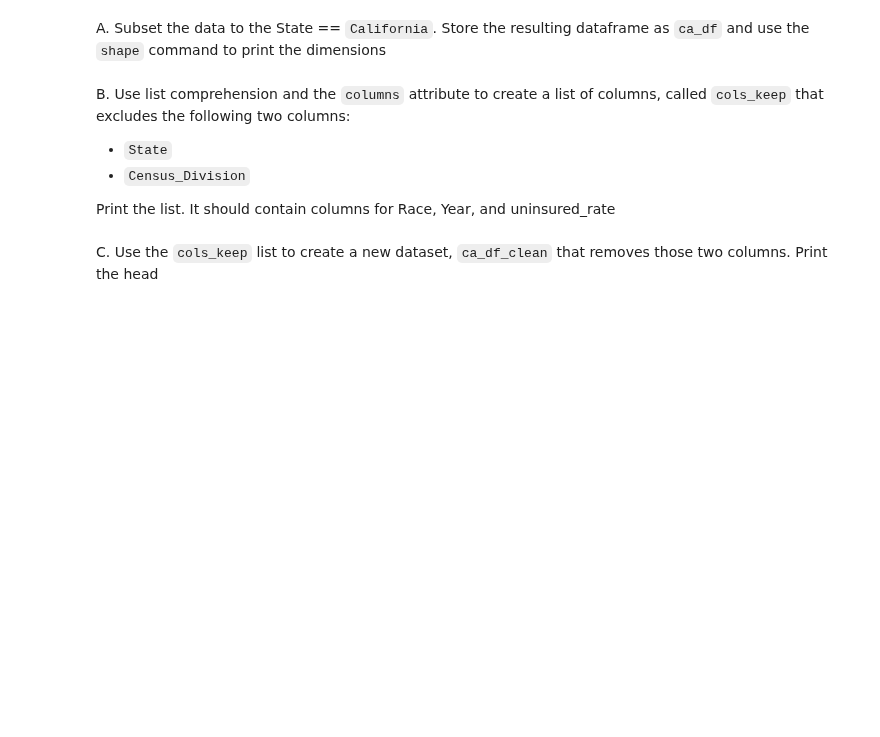
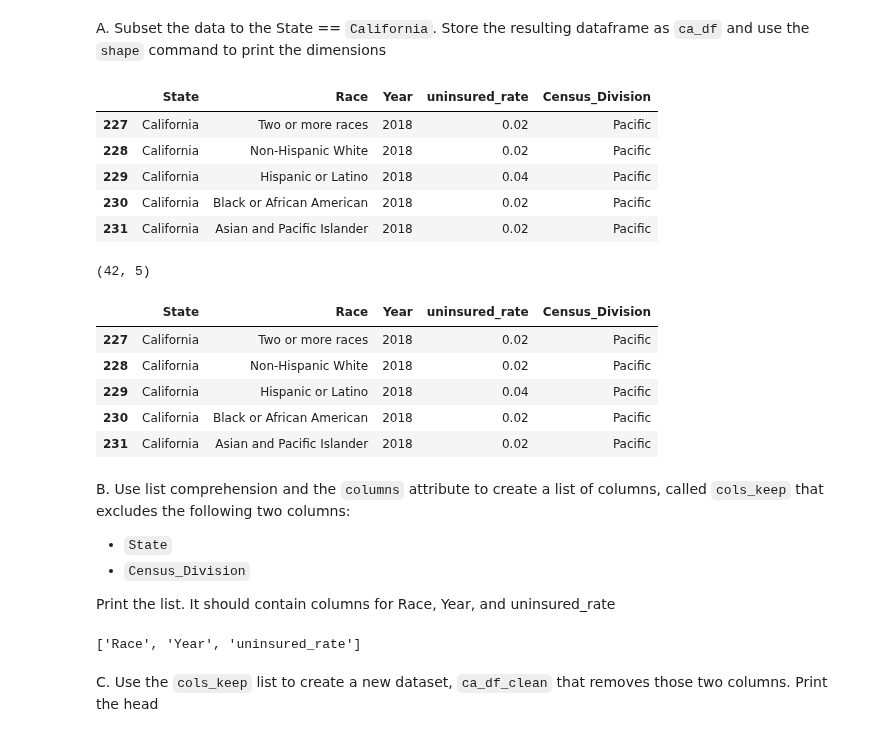
Before and after one commit to rebeccajohnson88/PPOL5203_fall2026, a Jupyter notebook: activities/_week6_activity.ipynb, the cells around one changed output. Drawn from its saved outputs; the diff is of its cells as text; code cells hidden in the pictures; blank space fills up the shorter version.

```diff
--- a/activities/_week6_activity.ipynb
+++ b/activities/_week6_activity.ipynb
@@ -41,6 +116,26 @@ D. Which state(s) has the most observations? Which state(s) has the fewest? (not
 A. Subset the data to the State == `California`. Store the resulting dataframe as `ca_df` and use the `shape` command to print the dimensions
 # %%
 ## your code here
+ca_df = df[df.State == "California"]
+ca_df.head()
+ca_df.shape
+
+ca_df2 = df.query("State == 'California'")
+ca_df2.head()
+# %% [output]
+|  | State | Race | Year | uninsured_rate | Census_Division |
+| 227 | California | Two or more races | 2018 | 0.02 | Pacific |
+| 228 | California | Non-Hispanic White | 2018 | 0.02 | Pacific |
+| 229 | California | Hispanic or Latino | 2018 | 0.04 | Pacific |
+| 230 | California | Black or African American | 2018 | 0.02 | Pacific |
+| 231 | California | Asian and Pacific Islander | 2018 | 0.02 | Pacific |
+(42, 5)
+|  | State | Race | Year | uninsured_rate | Census_Division |
+| 227 | California | Two or more races | 2018 | 0.02 | Pacific |
+| 228 | California | Non-Hispanic White | 2018 | 0.02 | Pacific |
+| 229 | California | Hispanic or Latino | 2018 | 0.04 | Pacific |
+| 230 | California | Black or African American | 2018 | 0.02 | Pacific |
+| 231 | California | Asian and Pacific Islander | 2018 | 0.02 | Pacific |
 # %% [markdown]
 B. Use list comprehension and the `columns` attribute to create a list of columns, called `cols_keep` that excludes the following two columns:
 - `State`
@@ -49,6 +144,11 @@ B. Use list comprehension and the `columns` attribute to create a list of column
 Print the list. It should contain columns for Race, Year, and uninsured_rate
 # %%
 ## your code here
+cols_keep = [x for x in ca_df.columns if x not in ['State',
+                                                        'Census_Division']]
+cols_keep
+# %% [output]
+['Race', 'Year', 'uninsured_rate']
 # %% [markdown]
 C. Use the `cols_keep` list to create a new dataset, `ca_df_clean` that removes those two columns. Print the head
 # %%
```
Also changed, not shown: parts of 15 cells of this notebook, 19 other files.
